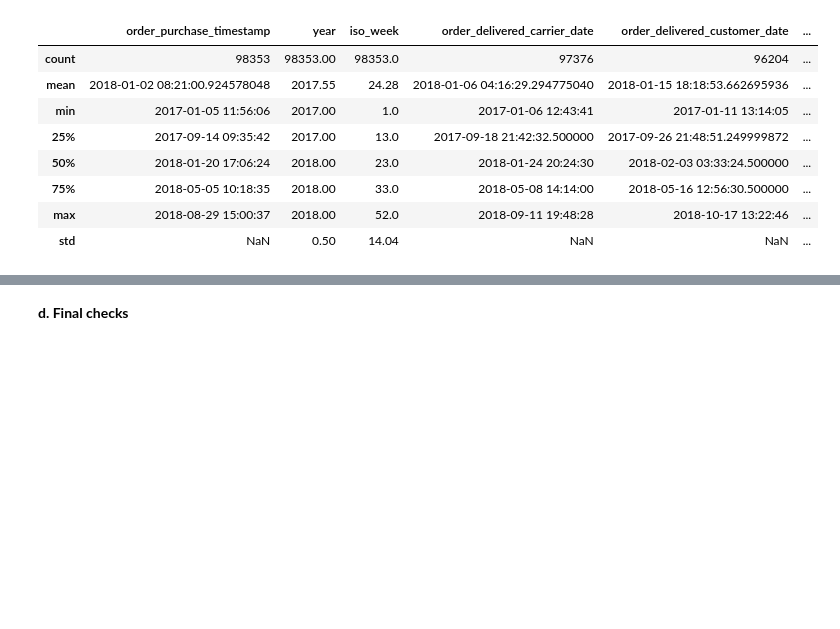
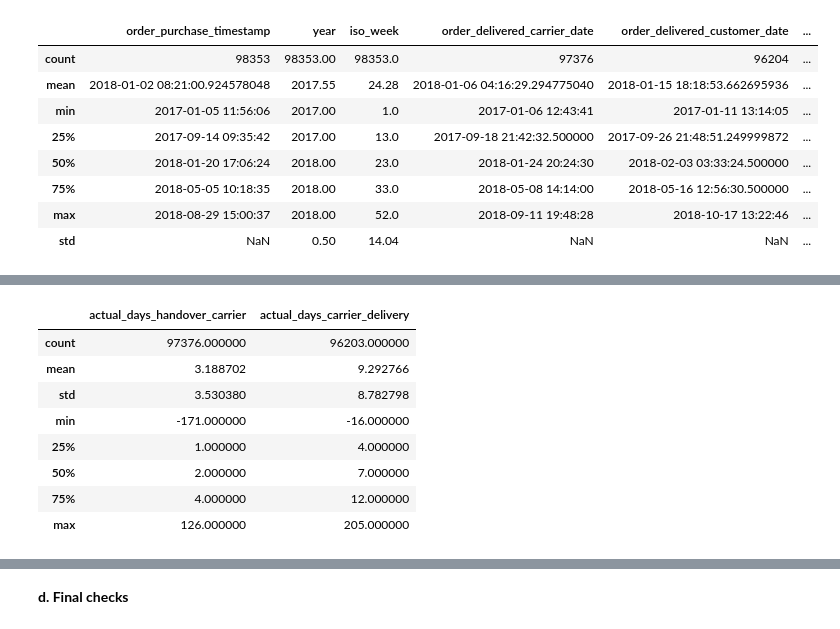
Before and after one commit to alfalfal/business_performance_analysis, a Jupyter notebook: EDA-and-modeling.ipynb, the cells around one changed output, grey strips where cells are left out. Saved outputs shown, nothing was run; the diff lists cells and outputs as text; code cells hidden in the pictures; blank space fills up the shorter version.

```diff
--- a/EDA-and-modeling.ipynb
+++ b/EDA-and-modeling.ipynb
@@ -837,0 +862,12 @@ df_orders.head(3)
+# %%
+df_orders[col_distr].describe()
+# %% [output]
+|  | actual_days_handover_carrier | actual_days_carrier_delivery |
+| count | 97376.000000 | 96203.000000 |
+| mean | 3.188702 | 9.292766 |
+| std | 3.530380 | 8.782798 |
+| min | -171.000000 | -16.000000 |
+| 25% | 1.000000 | 4.000000 |
+| 50% | 2.000000 | 7.000000 |
+| 75% | 4.000000 | 12.000000 |
+| max | 126.000000 | 205.000000 |
```
Also changed, not shown: parts of 9 cells of this notebook.
